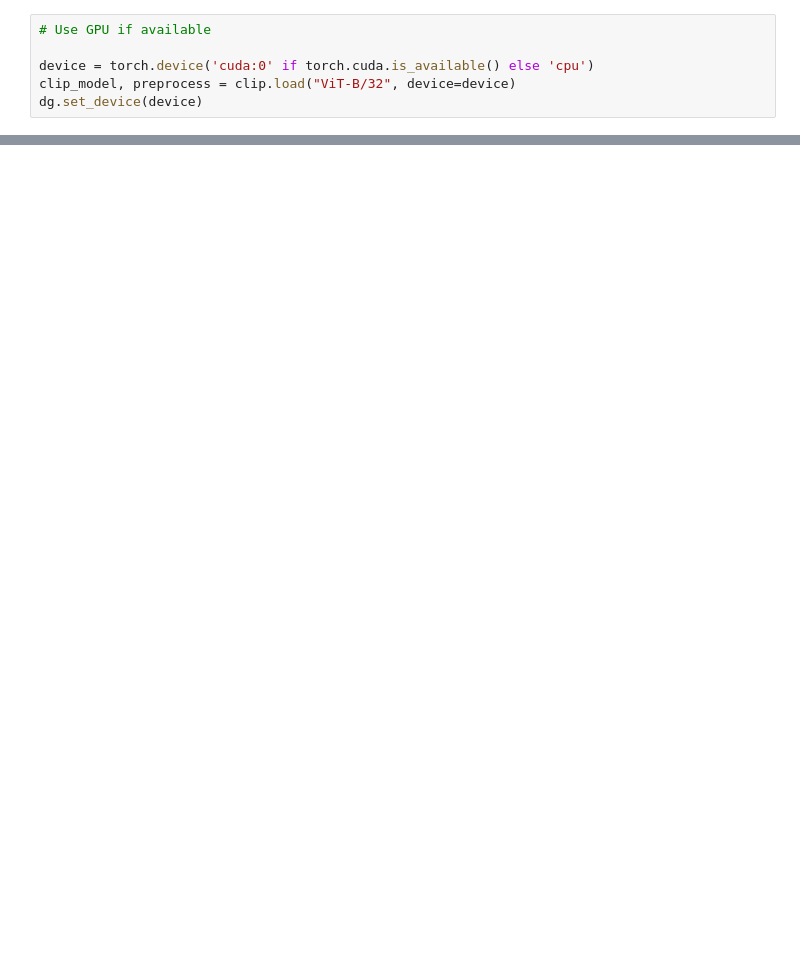
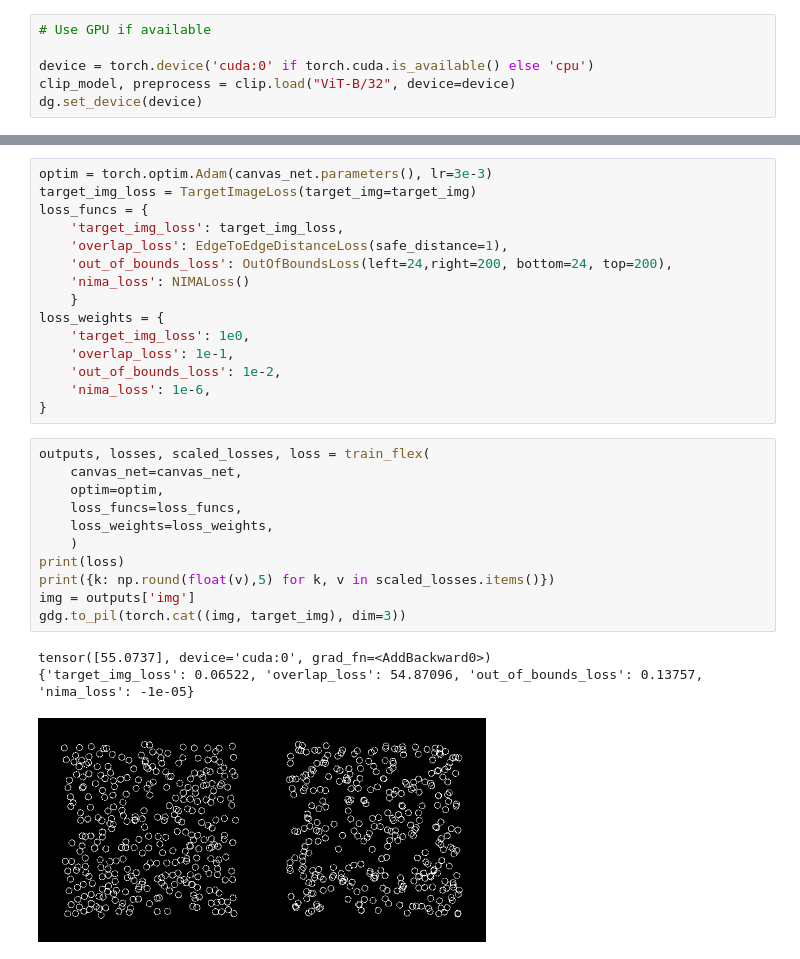
Before and after one commit to ANaka/genpen, a Jupyter notebook: scratch/068_refactor.ipynb, the cells around one changed output, grey strips where cells are left out. Saved outputs shown, nothing was run; the diff lists cells and outputs as text; blank space fills up the shorter version.

```diff
--- a/scratch/068_refactor.ipynb
+++ b/scratch/068_refactor.ipynb
@@ -505,0 +319,30 @@ gdg.to_pil(target)
+# %%
+optim = torch.optim.Adam(canvas_net.parameters(), lr=3e-3)
+target_img_loss = TargetImageLoss(target_img=target_img)
+loss_funcs = {
+    'target_img_loss': target_img_loss,
+    'overlap_loss': EdgeToEdgeDistanceLoss(safe_distance=1),
+    'out_of_bounds_loss': OutOfBoundsLoss(left=24,right=200, bottom=24, top=200),
+    'nima_loss': NIMALoss()
+    }
+loss_weights = {
+    'target_img_loss': 1e0,
+    'overlap_loss': 1e-1,
+    'out_of_bounds_loss': 1e-2,
+    'nima_loss': 1e-6,
+}
+# %%
+outputs, losses, scaled_losses, loss = train_flex(
+    canvas_net=canvas_net,
+    optim=optim,
+    loss_funcs=loss_funcs,
+    loss_weights=loss_weights,
+    )
+print(loss)
+print({k: np.round(float(v),5) for k, v in scaled_losses.items()})
+img = outputs['img']
+gdg.to_pil(torch.cat((img, target_img), dim=3))
+# %% [output]
+tensor([55.0737], device='cuda:0', grad_fn=<AddBackward0>)
+{'target_img_loss': 0.06522, 'overlap_loss': 54.87096, 'out_of_bounds_loss': 0.13757, 'nima_loss': -1e-05}
+[figure, added]
```
Also changed, not shown: parts of 60 cells of this notebook, 3 other files.
